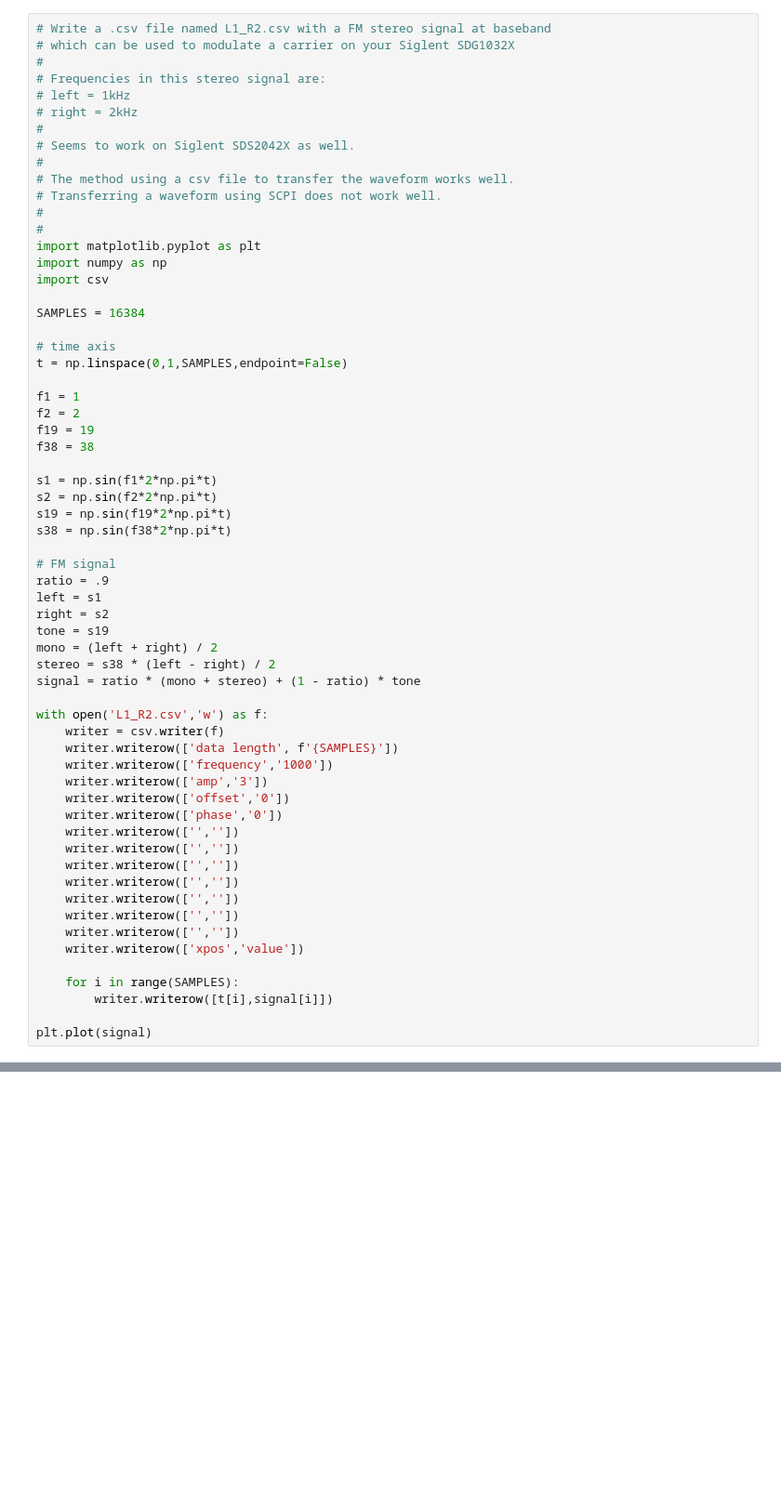
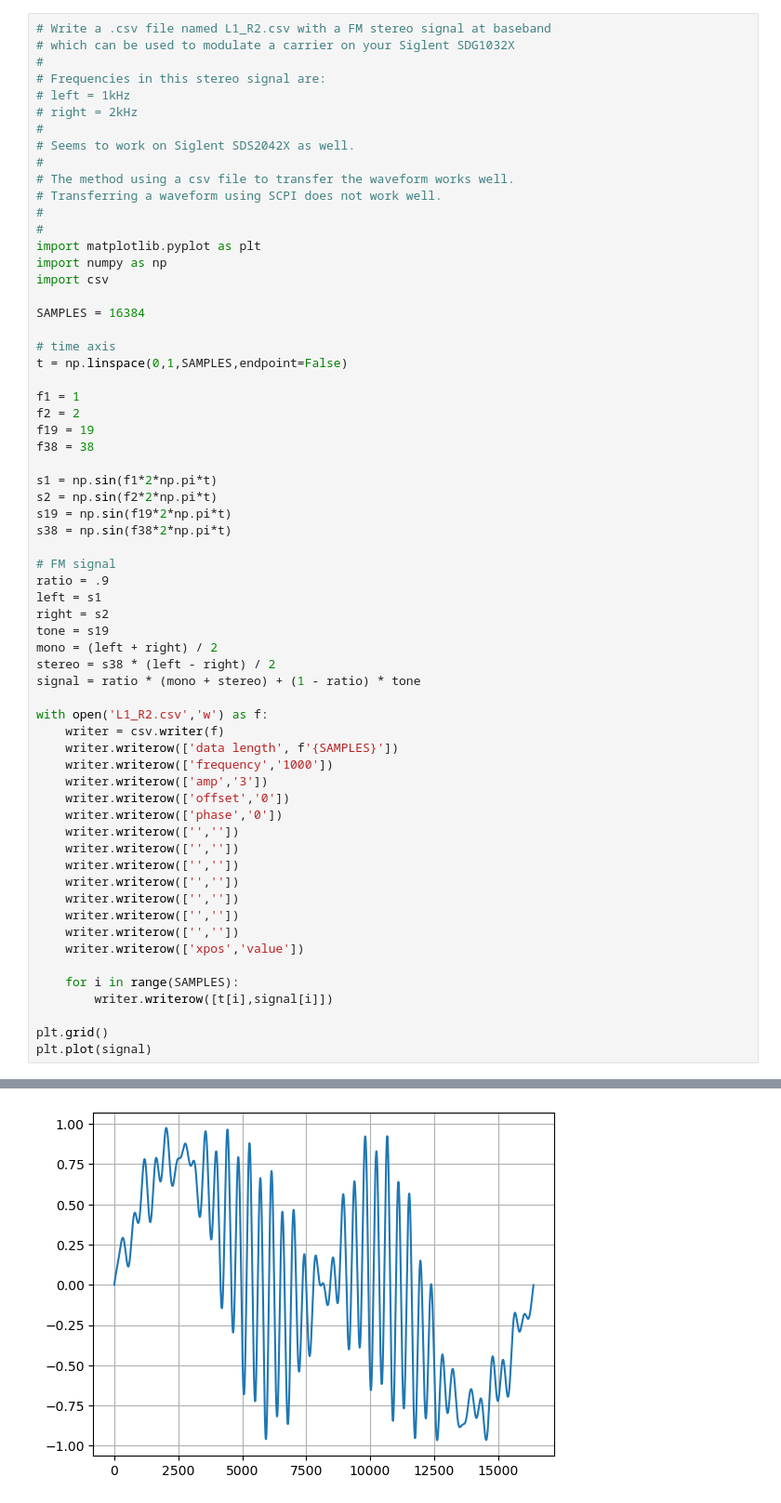
Before and after one commit to kvdijken/Siglent-SDG1032X-Arbitrary-Waveforms, a Jupyter notebook: csv.ipynb, the cells around one changed output, grey strips where cells are left out. Shown: that part at 93% size. Cells and saved outputs as stored; diff of their text form; blank space fills up the shorter version.

```diff
--- a/csv.ipynb
+++ b/csv.ipynb
@@ -59,4 +59,6 @@ with open('L1_R2.csv','w') as f:
     for i in range(SAMPLES):
         writer.writerow([t[i],signal[i]])
 
+plt.grid()
 plt.plot(signal)
+# %% [output]
@@ -62,0 +66 @@ plt.plot(signal)
+[figure, added]
```
Also changed, not shown: parts of 1 cell of this notebook, 1 other file.
